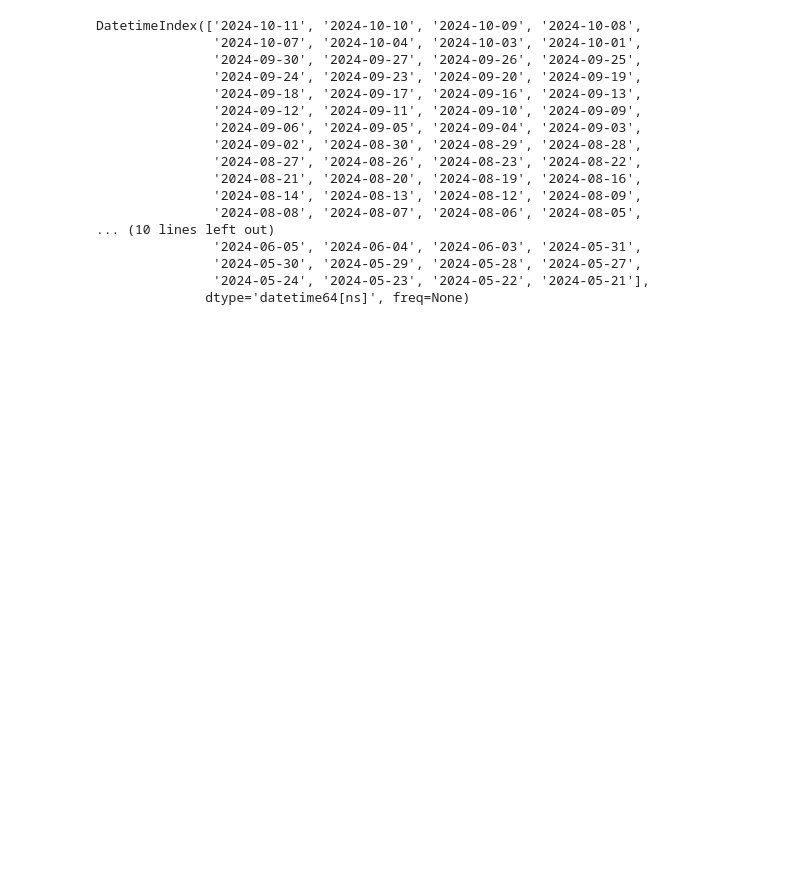
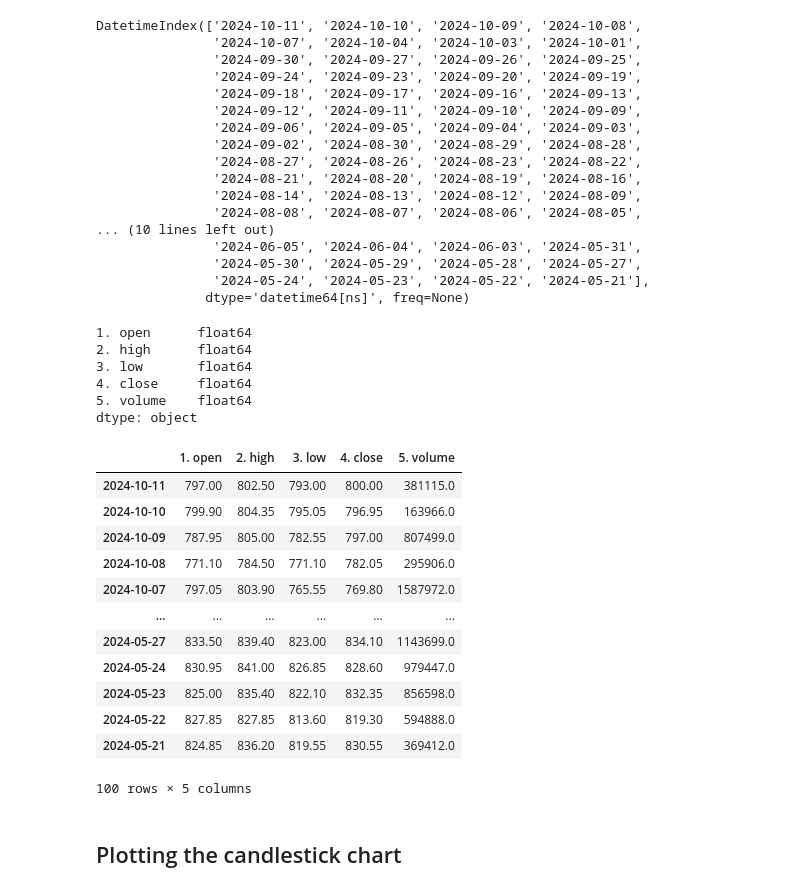
Before and after one commit to ask350/VScore, a Jupyter notebook: 10 API/API.ipynb, the cells around one changed output. Saved outputs shown, nothing was run; the diff lists cells and outputs as text; code cells hidden in the pictures; blank space fills up the shorter version.

```diff
--- a/10 API/API.ipynb
+++ b/10 API/API.ipynb
@@ -165,3 +165,31 @@ DatetimeIndex(['2024-10-11', '2024-10-10', '2024-10-09', '2024-10-08',
                '2024-05-30', '2024-05-29', '2024-05-28', '2024-05-27',
                '2024-05-24', '2024-05-23', '2024-05-22', '2024-05-21'],
               dtype='datetime64[ns]', freq=None)
+# %%
+for i in df.columns:
+    df[i] = df[i].astype(float)
+# %%
+df.dtypes
+# %% [output]
+1. open      float64
+2. high      float64
+3. low       float64
+4. close     float64
+5. volume    float64
+dtype: object
+# %%
+df
+# %% [output]
+|  | 1. open | 2. high | 3. low | 4. close | 5. volume |
+| 2024-10-11 | 797.00 | 802.50 | 793.00 | 800.00 | 381115.0 |
+| 2024-10-10 | 799.90 | 804.35 | 795.05 | 796.95 | 163966.0 |
+| 2024-10-09 | 787.95 | 805.00 | 782.55 | 797.00 | 807499.0 |
+| 2024-10-08 | 771.10 | 784.50 | 771.10 | 782.05 | 295906.0 |
+| 2024-10-07 | 797.05 | 803.90 | 765.55 | 769.80 | 1587972.0 |
+| ... | ... | ... | ... | ... | ... |
+| 2024-05-27 | 833.50 | 839.40 | 823.00 | 834.10 | 1143699.0 |
+| 2024-05-24 | 830.95 | 841.00 | 826.85 | 828.60 | 979447.0 |
+| 2024-05-23 | 825.00 | 835.40 | 822.10 | 832.35 | 856598.0 |
+| 2024-05-22 | 827.85 | 827.85 | 813.60 | 819.30 | 594888.0 |
+| 2024-05-21 | 824.85 | 836.20 | 819.55 | 830.55 | 369412.0 |
+100 rows × 5 columns
@@ -167,0 +198,2 @@ DatetimeIndex(['2024-10-11', '2024-10-10', '2024-10-09', '2024-10-08',
+# %% [markdown]
+## Plotting the candlestick chart
```
Also changed, not shown: parts of 3 cells of this notebook.
